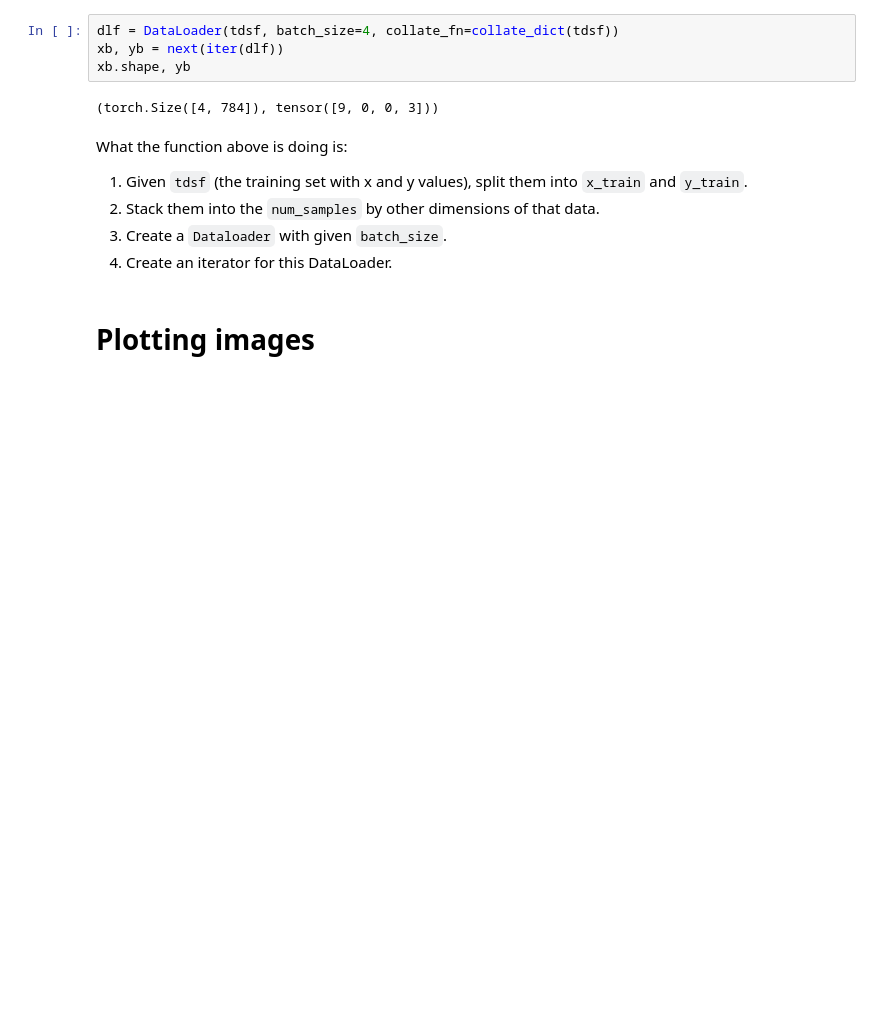
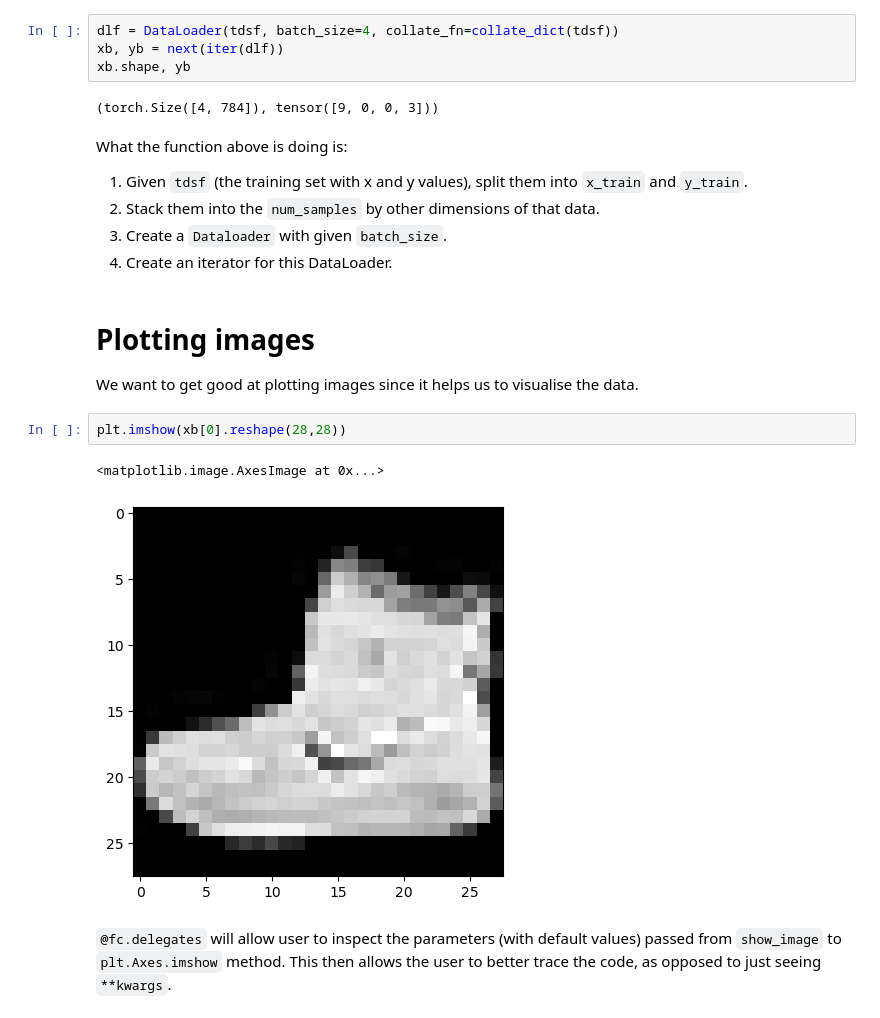
Before and after one commit to 0xSingletOnly/pdlfc, a Jupyter notebook: 05_datasets.ipynb, the cells around one changed output. Cells and saved outputs as stored; diff of their text form; blank space fills up the shorter version.

```diff
--- a/05_datasets.ipynb
+++ b/05_datasets.ipynb
@@ -201,5 +208,13 @@ What the function above is doing is:
 2. Stack them into the `num_samples` by other dimensions of that data.
 3. Create a `Dataloader` with given `batch_size`.
 4. Create an iterator for this DataLoader.
-# %% [markdown]
-# Plotting images
+# %% [markdown]
+# Plotting images
+We want to get good at plotting images since it helps us to visualise the data.
+# %%
+plt.imshow(xb[0].reshape(28,28))
+# %% [output]
+<matplotlib.image.AxesImage at 0x...>
+[figure, added]
+# %% [markdown]
+`@fc.delegates` will allow user to inspect the parameters (with default values) passed from `show_image` to `plt.Axes.imshow` method. This then allows the user to better trace the code, as opposed to just seeing `**kwargs`.
```
Also changed, not shown: parts of 24 cells of this notebook, 1 other file.
